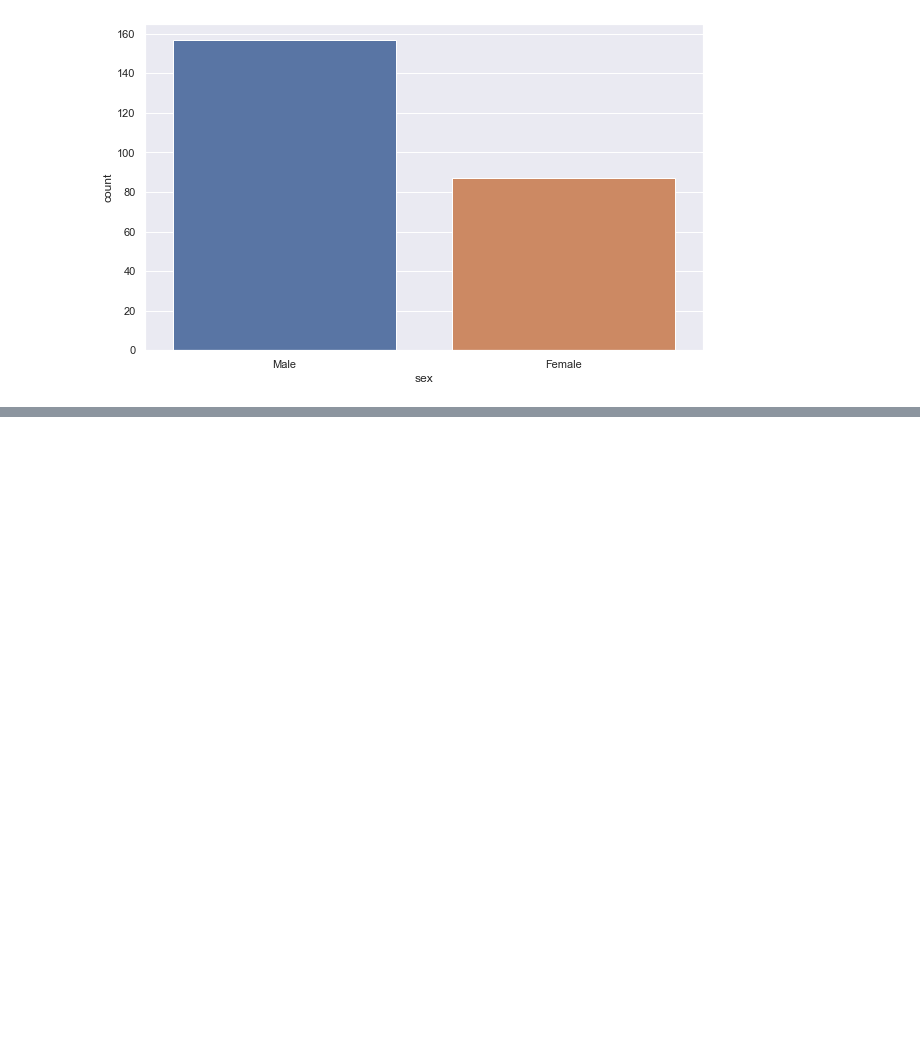
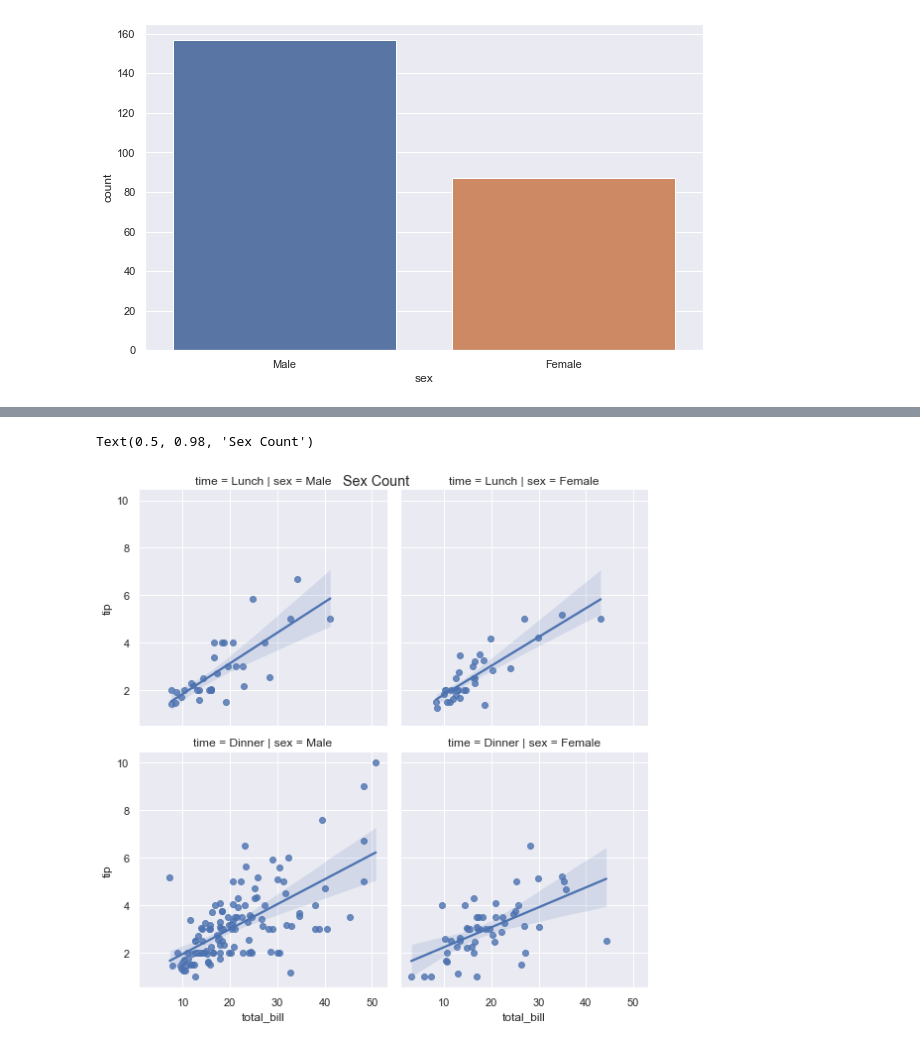
Before and after one commit to danielliu99/DS_toolbox, a Jupyter notebook: visualization/Seaborn.ipynb, the cells around one changed output, grey strips where cells are left out. Cells and saved outputs as stored; diff of their text form; code cells hidden in the pictures; blank space fills up the shorter version.

```diff
--- a/visualization/Seaborn.ipynb
+++ b/visualization/Seaborn.ipynb
@@ -297,0 +305,11 @@ sns.countplot(data=tips, x='sex')
+# %%
+### add a super title to a multi-plot
+lm = sns.lmplot(data=tips, x='total_bill', y='tip',
+           col='sex',
+           row='time',
+           aspect=1,
+           height=4)
+lm.fig.suptitle('Sex Count') ###
+# %% [output]
+Text(0.5, 0.98, 'Sex Count')
+[figure, added]
```
Also changed, not shown: parts of 27 cells of this notebook.
